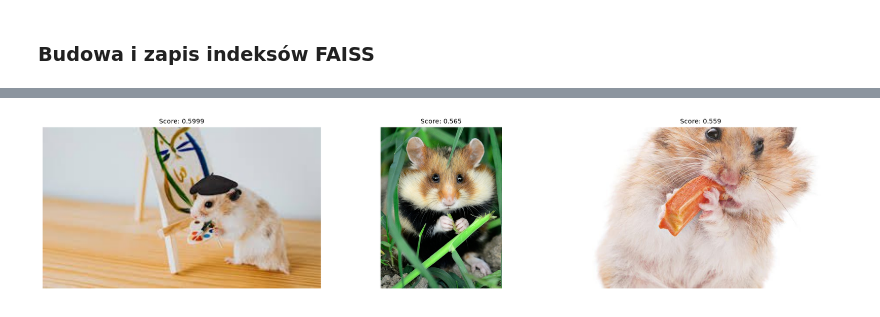
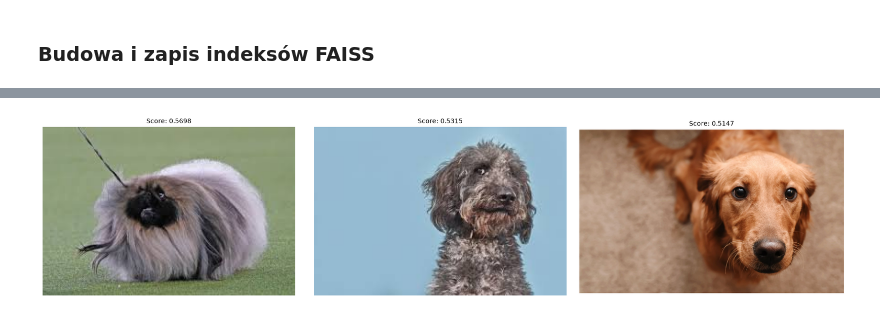
Before and after one commit to Kanigzzz/CLIP-CI-CD-Pipeline, a Jupyter notebook: notebooks/01_clip_model.ipynb, the cells around one changed output, grey strips where cells are left out. Drawn from its saved outputs; the diff is of its cells as text; code cells hidden in the pictures.

```diff
--- a/notebooks/main.ipynb
+++ b/notebooks/01_clip_model.ipynb
@@ -753,32 +805,32 @@ def search_image_by_text(query_text: str,
         return_tensors="pt"
     ).to(device)
 
 
     with torch.no_grad():
         text_emb = model.text_tower(tokens['input_ids'], tokens['attention_mask'])
         text_emb = F.normalize(text_emb, p=2, dim=-1)
 
         database_device = database.to(device)
         scores = (text_emb.to(database_device) @ database.T).squeeze(0)
 
         k = min(top_k, database.shape[0])
         top_values, top_indices = torch.topk(scores, k=k)
 
         matched_path = [str(images_path[idx.item()]) for idx in top_indices]
         matched_scores = [round(score.item(), 4) for score in top_values]
 
         return matched_path, matched_scores
 
-result, scores = search_image_by_text("a photo of a cute hamster", vec_base, images_path, tokenizer, model, device)
+result, scores = search_image_by_text("a really cute fluffy puppy looking at the camera", vec_base, images_path, tokenizer, model, device)
 
 fig, axes = plt.subplots(1, len(result), figsize=(18, 4))
 for ax, path, score in zip(axes, result, scores):
     img = Image.open(path).convert("RGB")
     ax.imshow(img)
     ax.set_title(f"Score: {score}", fontsize=10)
     ax.axis("off")
 
 plt.tight_layout()
 plt.show()
 # %% [output]
-[figure, old version]
+[figure, new version]
```
Also changed, not shown: parts of 11 cells of this notebook, 4 other files.
